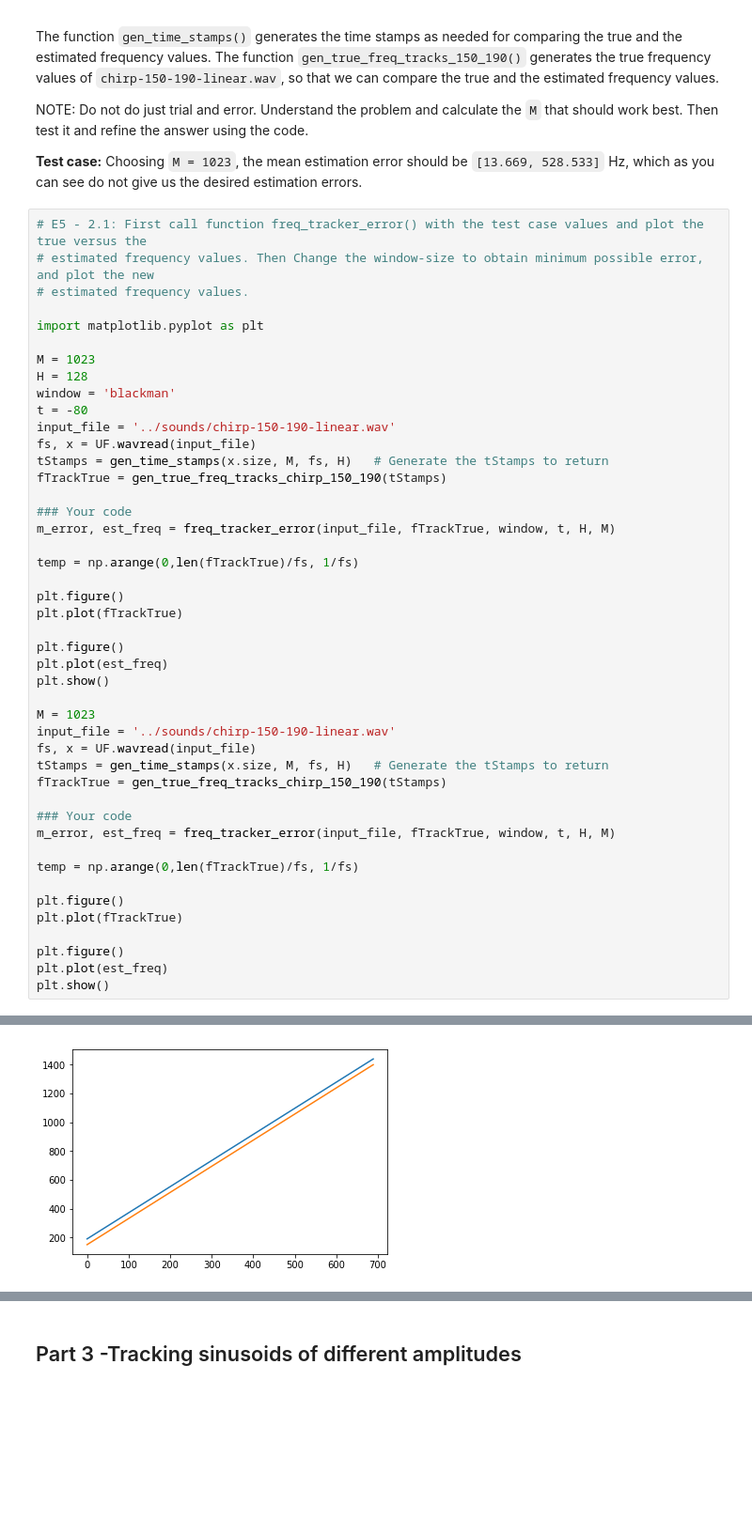
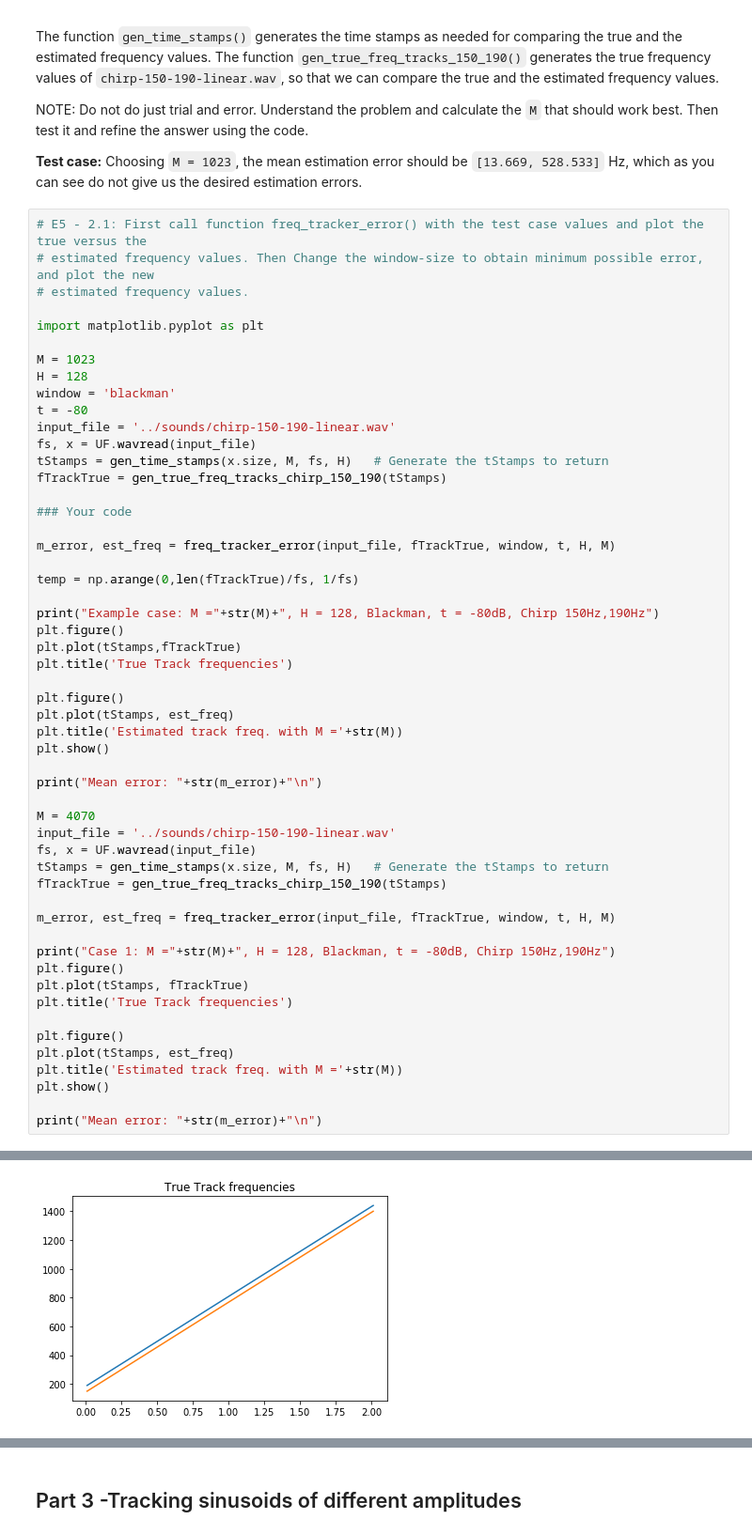
Before and after one commit to RamanS11/sms-tools, a Jupyter notebook: notebooks/E5-Sinusoidal-model.ipynb, the cells around one changed output, grey strips where cells are left out. Shown at 94% size. Saved outputs shown, nothing was run; the diff lists cells and outputs as text; blank space fills up the shorter version.

```diff
--- a/notebooks/E5-Sinusoidal-model.ipynb
+++ b/notebooks/E5-Sinusoidal-model.ipynb
@@ -276,32 +276,40 @@ tStamps = gen_time_stamps(x.size, M, fs, H)   # Generate the tStamps to return
 fTrackTrue = gen_true_freq_tracks_chirp_150_190(tStamps)
 
 ### Your code
+
 m_error, est_freq = freq_tracker_error(input_file, fTrackTrue, window, t, H, M)
 
 temp = np.arange(0,len(fTrackTrue)/fs, 1/fs)
 
+print("Example case: M ="+str(M)+", H = 128, Blackman, t = -80dB, Chirp 150Hz,190Hz")
 plt.figure()
-plt.plot(fTrackTrue)
+plt.plot(tStamps,fTrackTrue)
+plt.title('True Track frequencies')
 
 plt.figure()
-plt.plot(est_freq)
+plt.plot(tStamps, est_freq)
+plt.title('Estimated track freq. with M ='+str(M))
 plt.show()
 
-M = 1023
+print("Mean error: "+str(m_error)+"\n")
+
+M = 4070
 input_file = '../sounds/chirp-150-190-linear.wav'
 fs, x = UF.wavread(input_file)
 tStamps = gen_time_stamps(x.size, M, fs, H)   # Generate the tStamps to return
 fTrackTrue = gen_true_freq_tracks_chirp_150_190(tStamps)
 
-### Your code
 m_error, est_freq = freq_tracker_error(input_file, fTrackTrue, window, t, H, M)
 
-temp = np.arange(0,len(fTrackTrue)/fs, 1/fs)
+print("Case 1: M ="+str(M)+", H = 128, Blackman, t = -80dB, Chirp 150Hz,190Hz")
+plt.figure()
+plt.plot(tStamps, fTrackTrue)
+plt.title('True Track frequencies')
 
 plt.figure()
-plt.plot(fTrackTrue)
+plt.plot(tStamps, est_freq)
+plt.title('Estimated track freq. with M ='+str(M))
+plt.show()
 
-plt.figure()
-plt.plot(est_freq)
-plt.show()
+print("Mean error: "+str(m_error)+"\n")
 # %% [output]
@@ -310 +317 @@ plt.show()
-[figure, old version]
+[figure, new version]
```
Also changed, not shown: parts of 6 cells of this notebook, 1 other file.
